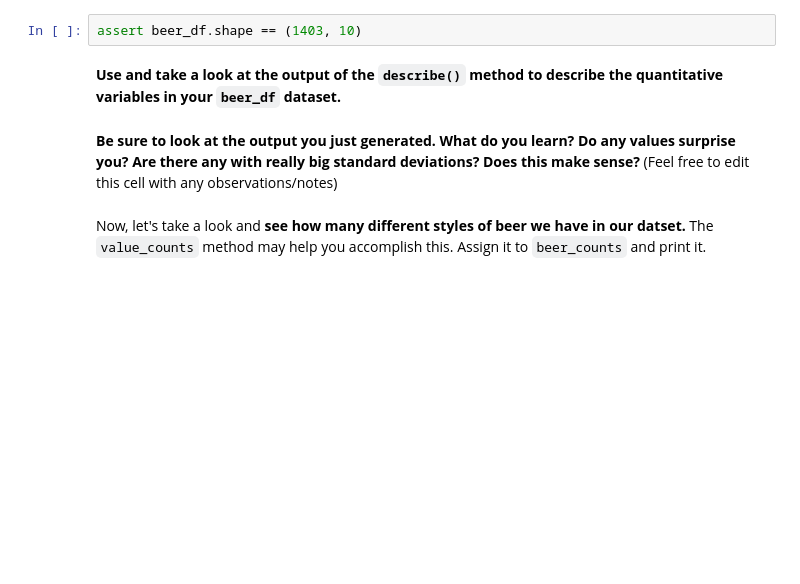
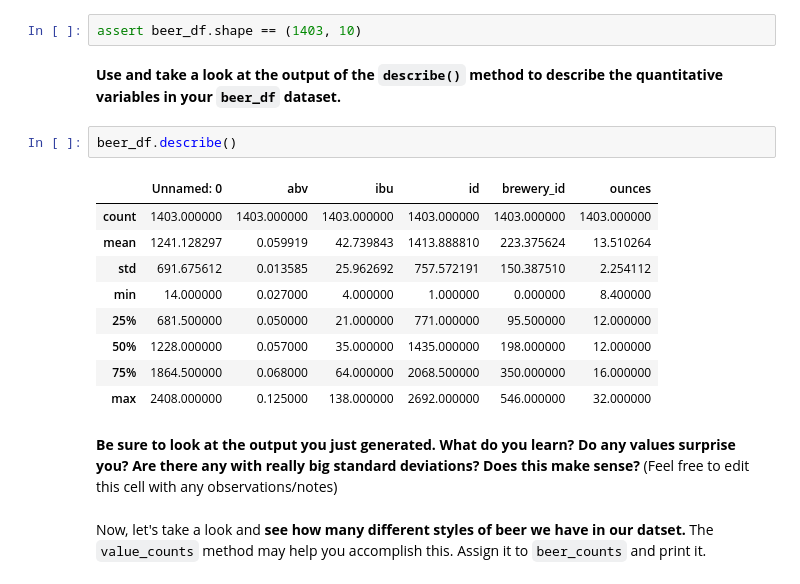
Before and after one commit to ashesh8500/cogs108hw, a Jupyter notebook: D8_COGS108_WI24/D8_ml.ipynb, the cells around one changed output. Saved outputs shown, nothing was run; the diff lists cells and outputs as text; blank space fills up the shorter version.

```diff
--- a/D8_COGS108_WI24/D8_ml.ipynb
+++ b/D8_COGS108_WI24/D8_ml.ipynb
@@ -63,6 +94,18 @@ raise NotImplementedError()
 assert beer_df.shape == (1403, 10)
 # %% [markdown]
 **Use and take a look at the output of the `describe()` method to describe the quantitative variables in your `beer_df` dataset.**
+# %%
+beer_df.describe()
+# %% [output]
+|  | Unnamed: 0 | abv | ibu | id | brewery_id | ounces |
+| count | 1403.000000 | 1403.000000 | 1403.000000 | 1403.000000 | 1403.000000 | 1403.000000 |
+| mean | 1241.128297 | 0.059919 | 42.739843 | 1413.888810 | 223.375624 | 13.510264 |
+| std | 691.675612 | 0.013585 | 25.962692 | 757.572191 | 150.387510 | 2.254112 |
+| min | 14.000000 | 0.027000 | 4.000000 | 1.000000 | 0.000000 | 8.400000 |
+| 25% | 681.500000 | 0.050000 | 21.000000 | 771.000000 | 95.500000 | 12.000000 |
+| 50% | 1228.000000 | 0.057000 | 35.000000 | 1435.000000 | 198.000000 | 12.000000 |
+| 75% | 1864.500000 | 0.068000 | 64.000000 | 2068.500000 | 350.000000 | 16.000000 |
+| max | 2408.000000 | 0.125000 | 138.000000 | 2692.000000 | 546.000000 | 32.000000 |
 # %% [markdown]
 **Be sure to look at the output you just generated. What do you learn? Do any values surprise you? Are there any with really big standard deviations? Does this make sense?** (Feel free to edit this cell with any observations/notes)
 # %% [markdown]
```
Also changed, not shown: parts of 30 cells of this notebook.
